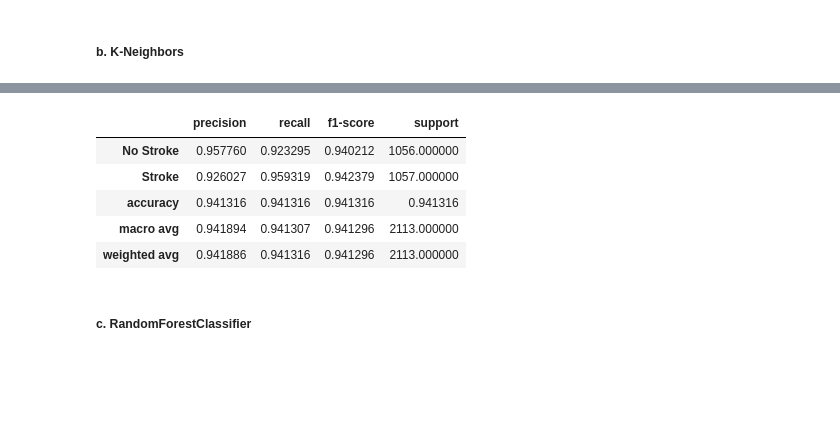
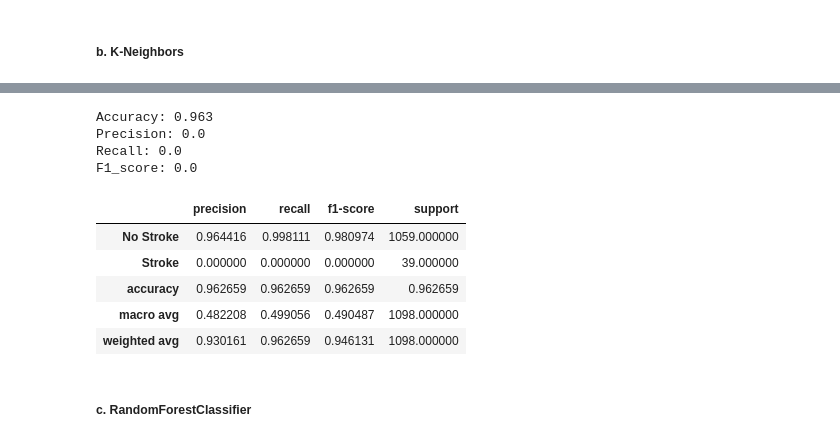
Before and after one commit to aliz378/Stoke-prediciton, a Jupyter notebook: Project/Stroke_prediction.ipynb, the cells around one changed output, grey strips where cells are left out. Cells and saved outputs as stored; diff of their text form; code cells hidden in the pictures; blank space fills up the shorter version.

```diff
--- a/Project/Stroke_prediction.ipynb
+++ b/Project/Stroke_prediction.ipynb
@@ -254,10 +269,23 @@ X = df.drop(['stroke'], axis=1)
 X = pd.DataFrame(StandardScaler().fit_transform(X))
 y = df.stroke
 
-sm = SMOTE(random_state=111)
-X_sm , y_sm = sm.fit_resample(X,y)
-
-x_train, x_test, y_train, y_test = train_test_split(X_sm, y_sm, test_size=0.25, random_state=100)
+x_train, x_test, y_train, y_test = train_test_split(X, y, test_size=0.25, random_state=100)
 
 x_train = StandardScaler().fit_transform(x_train)
 x_test = StandardScaler().fit_transform(x_test)
+# %%
+def ModeloPrediccion(y_test, y_pred):
+
+    accuracy = round(accuracy_score(y_test, y_pred), 3)
+    precision = round(precision_score(y_test, y_pred), 3)
+    recall = round(recall_score(y_test, y_pred), 3)
+    f1 = round(f1_score(y_test, y_pred), 3)
+
+    print(f'Accuracy: {accuracy}')
+    print(f'Precision: {precision}')
+    print(f'Recall: {recall}')
+    print(f'F1_score: {f1}')
+
+    performance_metrics = [accuracy,precision,recall,f1]
+
+    return performance_metrics
@@ -304,13 +342,19 @@ y_pred = KNeighborsModel.predict(x_test)
 # %%
 KNeighbors_report = classification_report(y_test, y_pred, output_dict=True, target_names=['No Stroke', 'Stroke'])
+metrics_KNN_0 = ModeloPrediccion(y_test, y_pred)
+fit_KNN_0 = KNeighborsModel
 pd.DataFrame(KNeighbors_report).transpose()
 # %% [output]
+Accuracy: 0.963
+Precision: 0.0
+Recall: 0.0
+F1_score: 0.0
 |  | precision | recall | f1-score | support |
-| No Stroke | 0.957760 | 0.923295 | 0.940212 | 1056.000000 |
-| Stroke | 0.926027 | 0.959319 | 0.942379 | 1057.000000 |
-| accuracy | 0.941316 | 0.941316 | 0.941316 | 0.941316 |
-| macro avg | 0.941894 | 0.941307 | 0.941296 | 2113.000000 |
-| weighted avg | 0.941886 | 0.941316 | 0.941296 | 2113.000000 |
+| No Stroke | 0.964416 | 0.998111 | 0.980974 | 1059.000000 |
+| Stroke | 0.000000 | 0.000000 | 0.000000 | 39.000000 |
+| accuracy | 0.962659 | 0.962659 | 0.962659 | 0.962659 |
+| macro avg | 0.482208 | 0.499056 | 0.490487 | 1098.000000 |
+| weighted avg | 0.930161 | 0.962659 | 0.946131 | 1098.000000 |
 # %% [markdown]
 ##### c. RandomForestClassifier
 # %%
```
Also changed, not shown: parts of 34 cells of this notebook.
